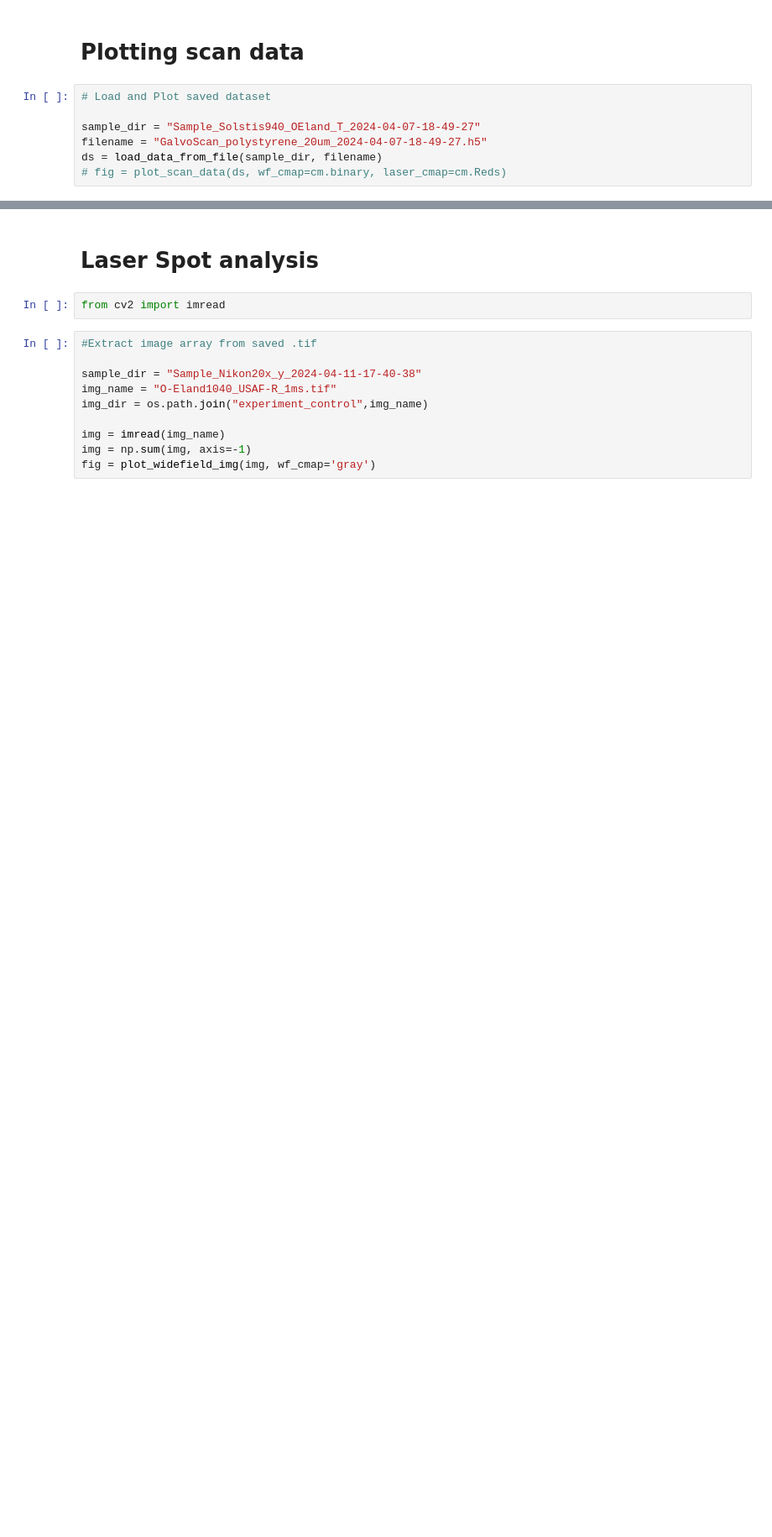
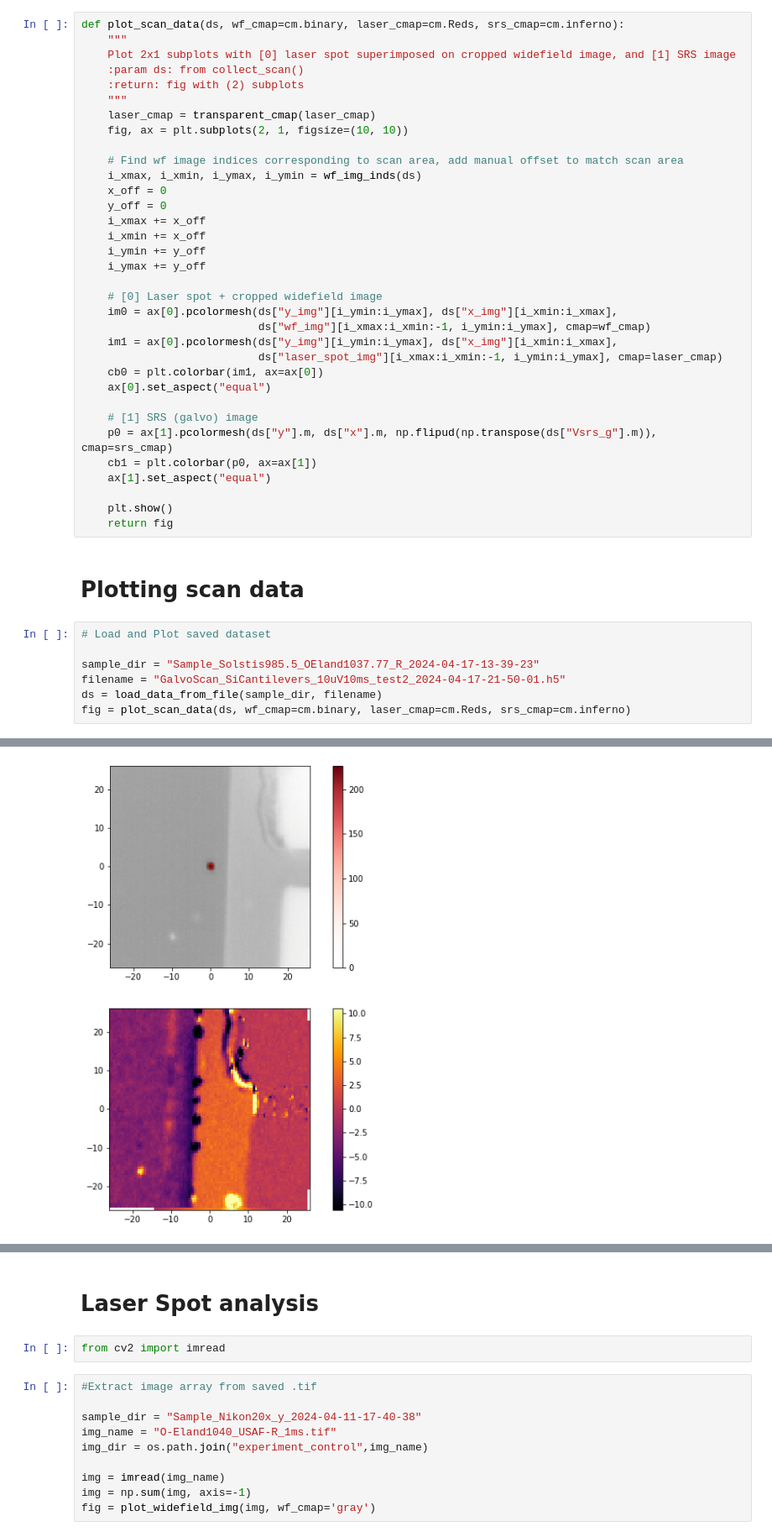
Before and after one commit to eauyehara/experiment_control, a Jupyter notebook: notebooks/srs_plotting.ipynb, the cells around one changed output, grey strips where cells are left out. Shown: that part at 84% size. Cells and saved outputs as stored; diff of their text form; blank space fills up the shorter version.

```diff
--- a/notebooks/srs_plotting.ipynb
+++ b/notebooks/srs_plotting.ipynb
@@ -6,10 +16,44 @@ from experiment_control.srs_microscope.plot_srs import *
+# %%
+def plot_scan_data(ds, wf_cmap=cm.binary, laser_cmap=cm.Reds, srs_cmap=cm.inferno):
+    """
+    Plot 2x1 subplots with [0] laser spot superimposed on cropped widefield image, and [1] SRS image
+    :param ds: from collect_scan()
+    :return: fig with (2) subplots
+    """
+    laser_cmap = transparent_cmap(laser_cmap)
+    fig, ax = plt.subplots(2, 1, figsize=(10, 10))
+
+    # Find wf image indices corresponding to scan area, add manual offset to match scan area
+    i_xmax, i_xmin, i_ymax, i_ymin = wf_img_inds(ds)
+    x_off = 0
+    y_off = 0
+    i_xmax += x_off
+    i_xmin += x_off
+    i_ymin += y_off
+    i_ymax += y_off
+
+    # [0] Laser spot + cropped widefield image
+    im0 = ax[0].pcolormesh(ds["y_img"][i_ymin:i_ymax], ds["x_img"][i_xmin:i_xmax],
+                           ds["wf_img"][i_xmax:i_xmin:-1, i_ymin:i_ymax], cmap=wf_cmap)
+    im1 = ax[0].pcolormesh(ds["y_img"][i_ymin:i_ymax], ds["x_img"][i_xmin:i_xmax],
+                           ds["laser_spot_img"][i_xmax:i_xmin:-1, i_ymin:i_ymax], cmap=laser_cmap)
+    cb0 = plt.colorbar(im1, ax=ax[0])
+    ax[0].set_aspect("equal")
+
+    # [1] SRS (galvo) image
+    p0 = ax[1].pcolormesh(ds["y"].m, ds["x"].m, np.flipud(np.transpose(ds["Vsrs_g"].m)), cmap=srs_cmap)
+    cb1 = plt.colorbar(p0, ax=ax[1])
+    ax[1].set_aspect("equal")
+
+    plt.show()
+    return fig
 # %% [markdown]
 # Plotting scan data
 # %%
 # Load and Plot saved dataset
 
-sample_dir = "Sample_Solstis940_OEland_T_2024-04-07-18-49-27"
-filename = "GalvoScan_polystyrene_20um_2024-04-07-18-49-27.h5"
+sample_dir = "Sample_Solstis985.5_OEland1037.77_R_2024-04-17-13-39-23"
+filename = "GalvoScan_SiCantilevers_10uV10ms_test2_2024-04-17-21-50-01.h5"
 ds = load_data_from_file(sample_dir, filename)
-# fig = plot_scan_data(ds, wf_cmap=cm.binary, laser_cmap=cm.Reds)
+fig = plot_scan_data(ds, wf_cmap=cm.binary, laser_cmap=cm.Reds, srs_cmap=cm.inferno)
 # %% [output]
@@ -19,14 +63,15 @@ importing Vsig_g...
 importing Vx...
 importing Vy...
 importing laser_spot_img...
 importing t...
 importing wf_img...
 importing x...
 importing x_img...
 importing y...
 importing y_img...
 ... (11 lines left out)
 importing attr dx_dpix_units...
 importing attr dy_dVy...
 micrometer / volt
 importing attr dy_dVy_units...
+[figure, added]
```
Also changed, not shown: parts of 5 cells of this notebook, 3 other files.
